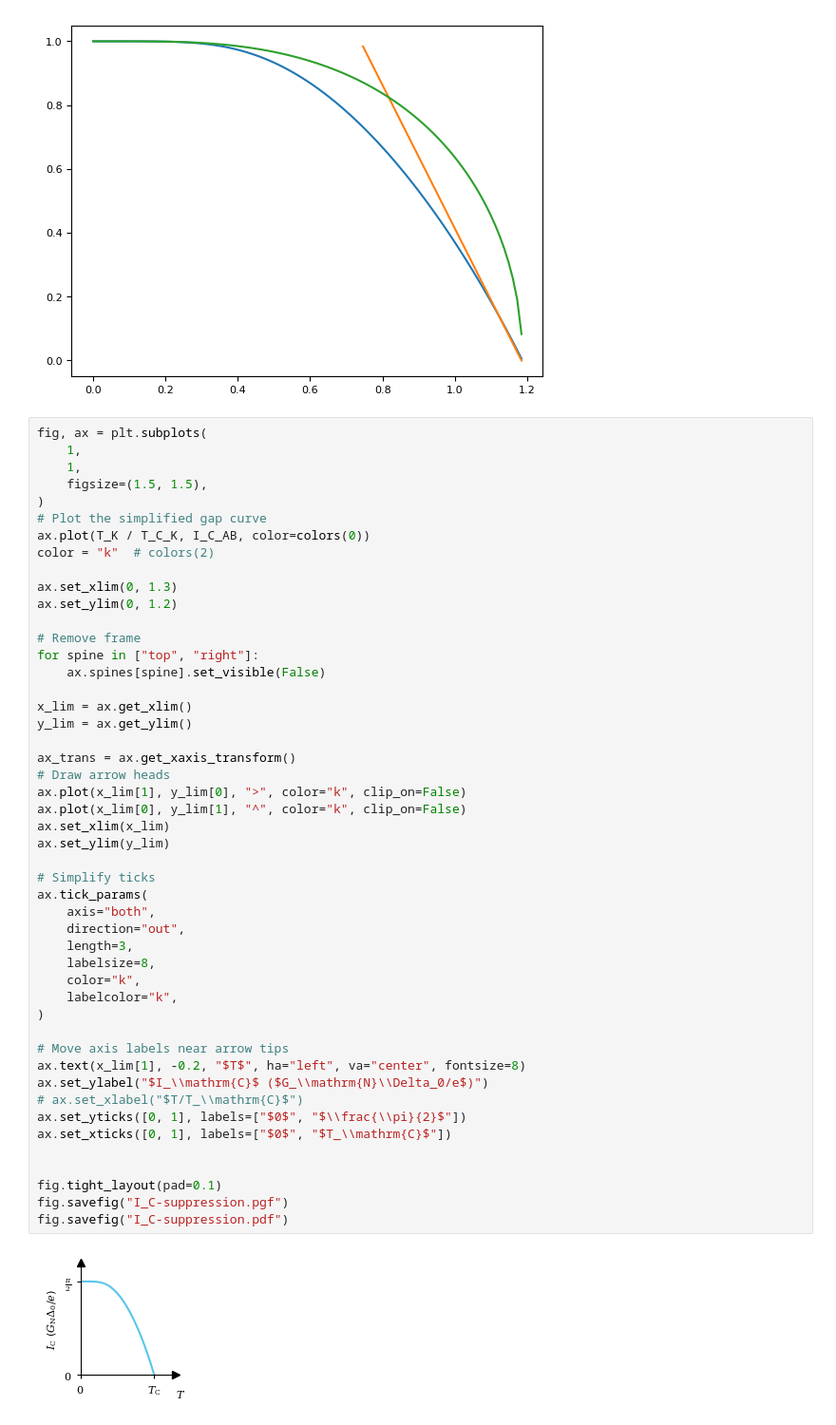
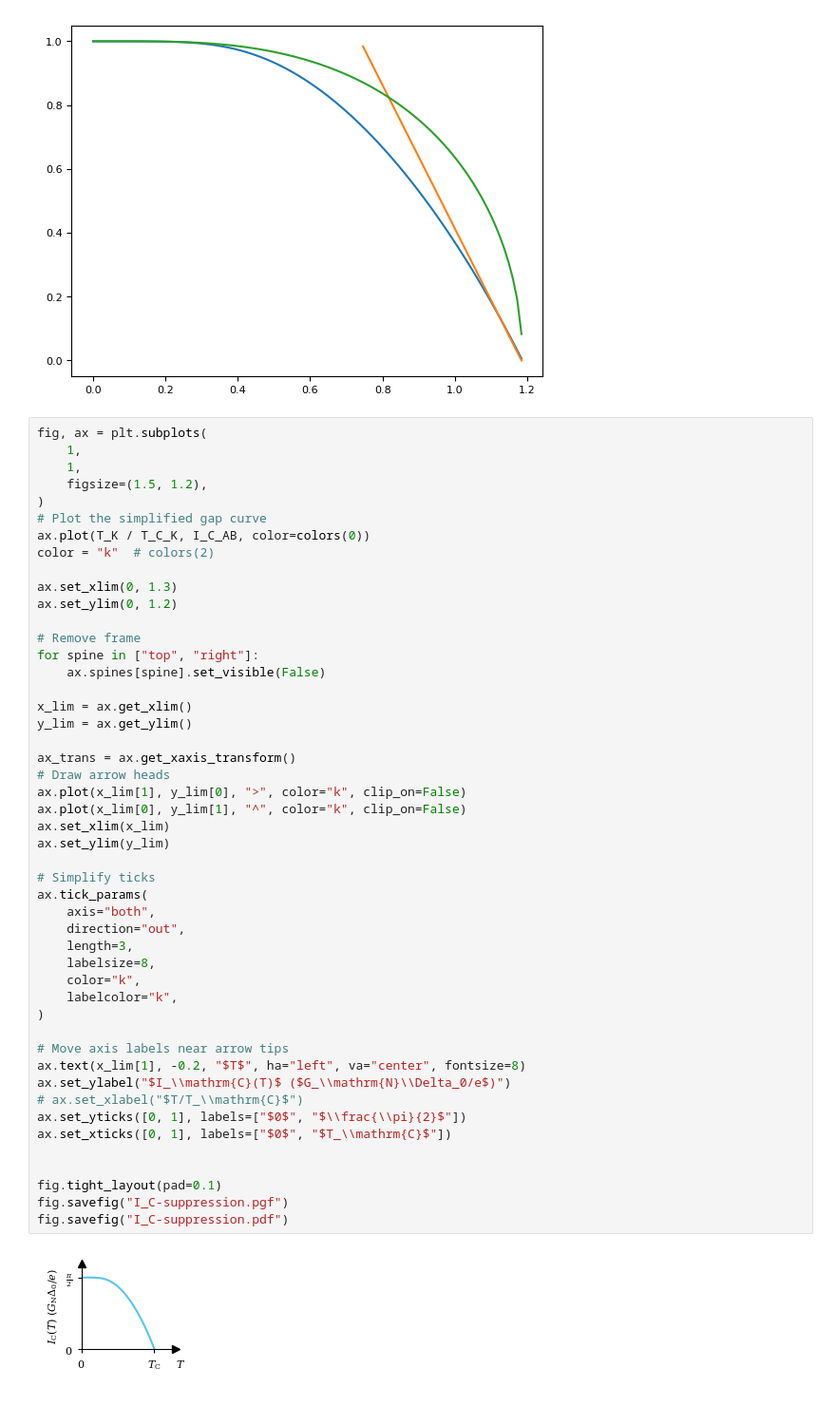
Before and after one commit to schmampf/dissertation, a Jupyter notebook: theory/macro/macro.ipynb, the cells around one changed output. Shown at 95% size. Cells and saved outputs as stored; diff of their text form.

Commit message:
squeeced I_C figure

```diff
--- a/theory/macro/macro.ipynb
+++ b/theory/macro/macro.ipynb
@@ -235,7 +237,7 @@ plt.plot(T_K, Delta_T_meV / Delta_0_meV)
 fig, ax = plt.subplots(
     1,
     1,
-    figsize=(1.5, 1.5),
+    figsize=(1.5, 1.2),
 )
 # Plot the simplified gap curve
 ax.plot(T_K / T_C_K, I_C_AB, color=colors(0))
@@ -252,32 +254,32 @@ x_lim = ax.get_xlim()
 y_lim = ax.get_ylim()
 
 ax_trans = ax.get_xaxis_transform()
 # Draw arrow heads
 ax.plot(x_lim[1], y_lim[0], ">", color="k", clip_on=False)
 ax.plot(x_lim[0], y_lim[1], "^", color="k", clip_on=False)
 ax.set_xlim(x_lim)
 ax.set_ylim(y_lim)
 
 # Simplify ticks
 ax.tick_params(
     axis="both",
     direction="out",
     length=3,
     labelsize=8,
     color="k",
     labelcolor="k",
 )
 
 # Move axis labels near arrow tips
 ax.text(x_lim[1], -0.2, "$T$", ha="left", va="center", fontsize=8)
-ax.set_ylabel("$I_\\mathrm{C}$ ($G_\\mathrm{N}\\Delta_0/e$)")
+ax.set_ylabel("$I_\\mathrm{C}(T)$ ($G_\\mathrm{N}\\Delta_0/e$)")
 # ax.set_xlabel("$T/T_\\mathrm{C}$")
 ax.set_yticks([0, 1], labels=["$0$", "$\\frac{\\pi}{2}$"])
 ax.set_xticks([0, 1], labels=["$0$", "$T_\\mathrm{C}$"])
 
 
 fig.tight_layout(pad=0.1)
 fig.savefig("I_C-suppression.pgf")
 fig.savefig("I_C-suppression.pdf")
 # %% [output]
-[figure, old version]
+[figure, new version]
```
Also changed, not shown: parts of 1 cell of this notebook, 4 other files.
